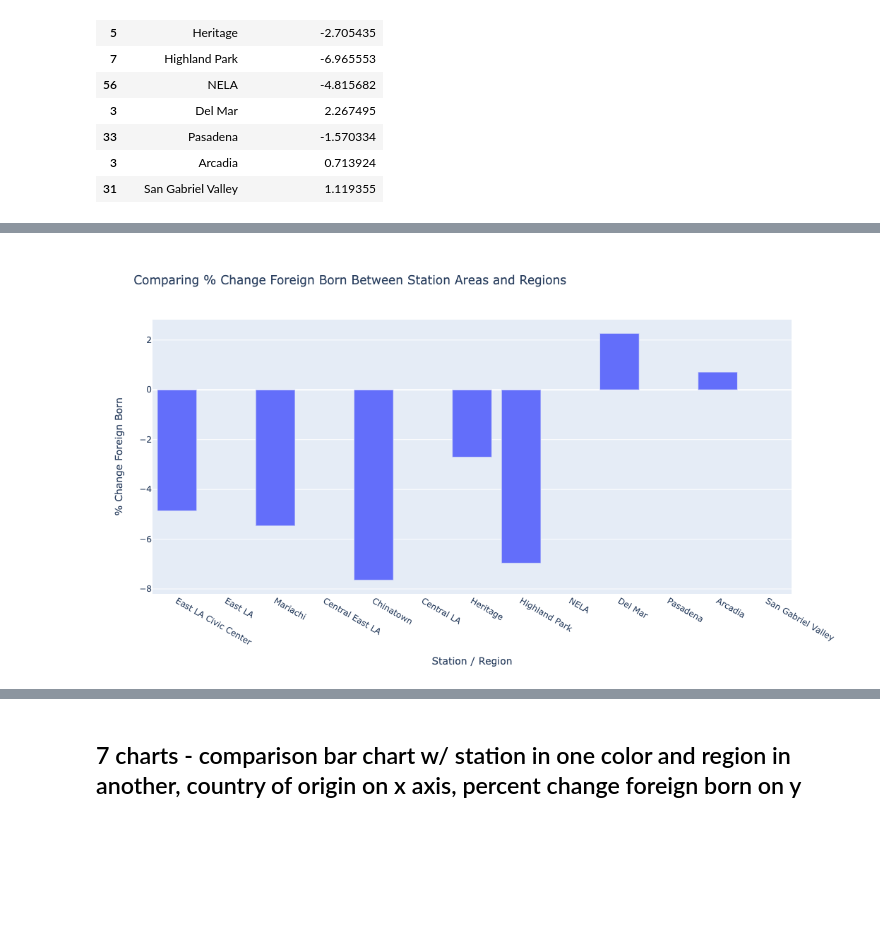
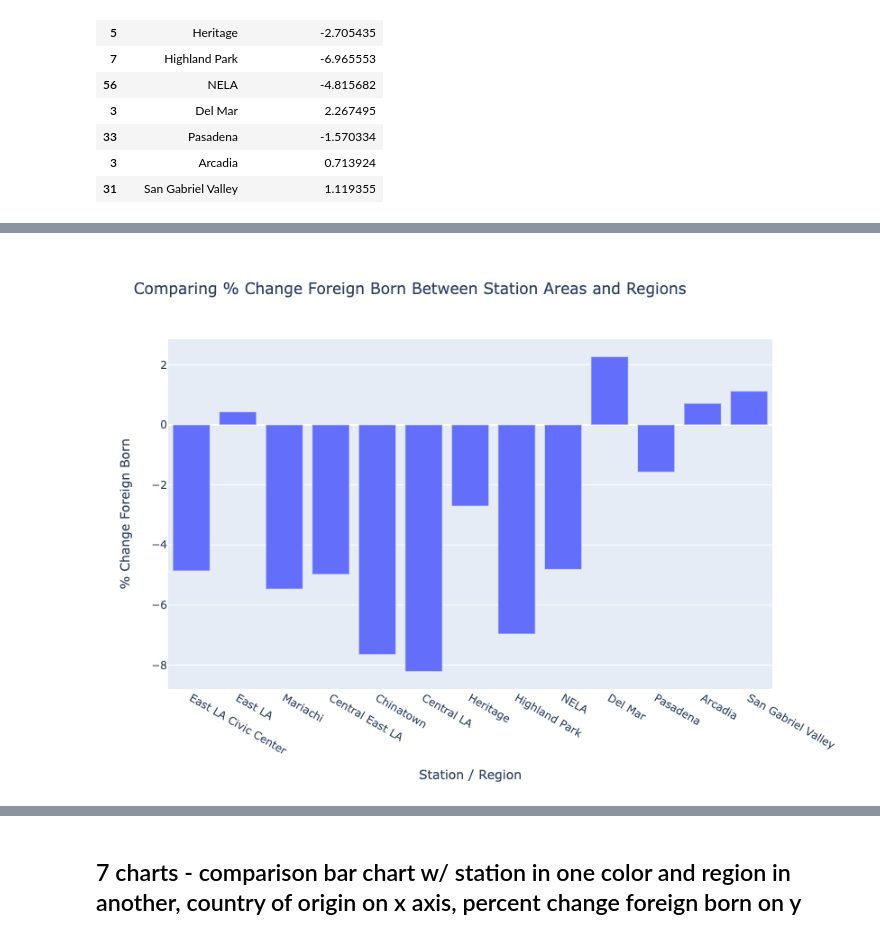
Before and after one commit to erikfelix/group_project, a Jupyter notebook: Final Charts Kevin Draft 2.ipynb, the cells around one changed output, grey strips where cells are left out. Saved outputs shown, nothing was run; the diff lists cells and outputs as text; code cells hidden in the pictures; blank space fills up the shorter version.

```diff
--- a/Final Charts Kevin Draft 2.ipynb
+++ b/Final Charts Kevin Draft 2.ipynb
@@ -455,13 +457,13 @@ chart
 # %%
-fig = px.bar(chart, x='station', y='% Change Foreign Born',
+fig = px.bar(chart, x='Station / Region', y='% Change Foreign Born',
              barmode='group',
              title='Comparing % Change Foreign Born Between Station Areas and Regions',
              height=600)
 
 fig.update_layout(xaxis_title="Station / Region")
 
 fig.show()
 # %% [output]
-[figure, old version]
+[figure, new version]
 # %%
 df.info()
```
Also changed, not shown: parts of 8 cells of this notebook, 1 other file.
